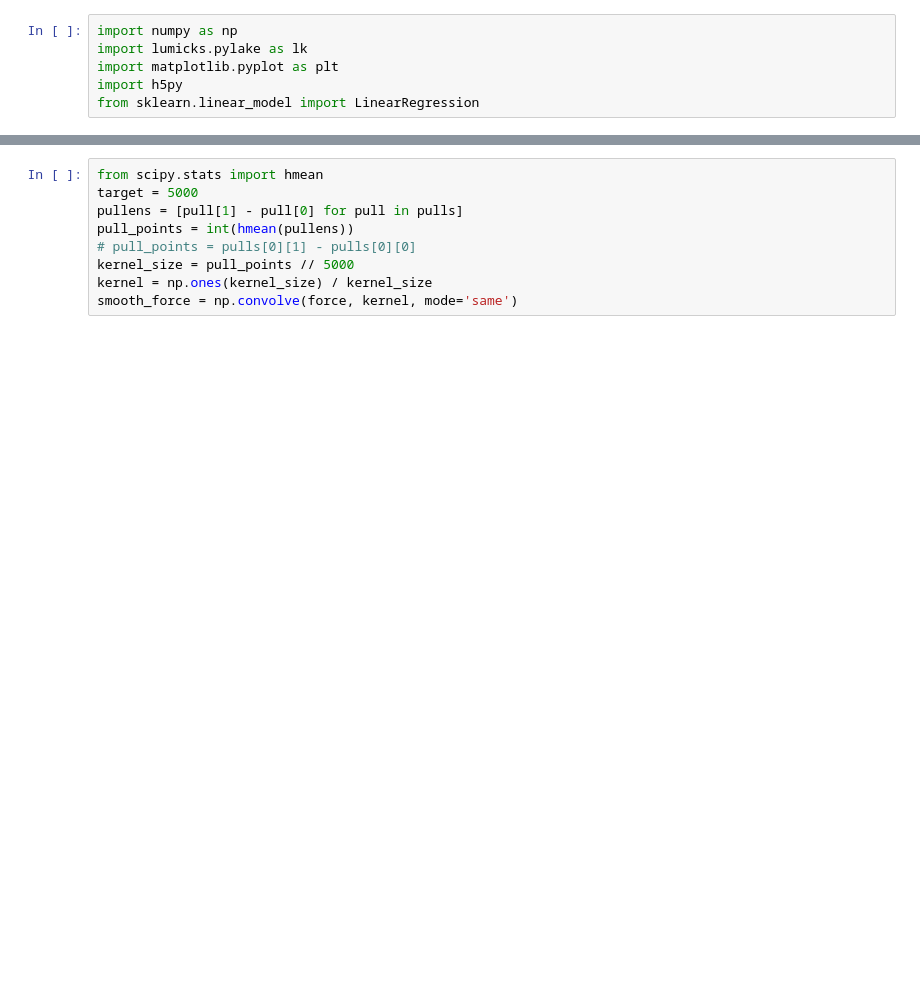
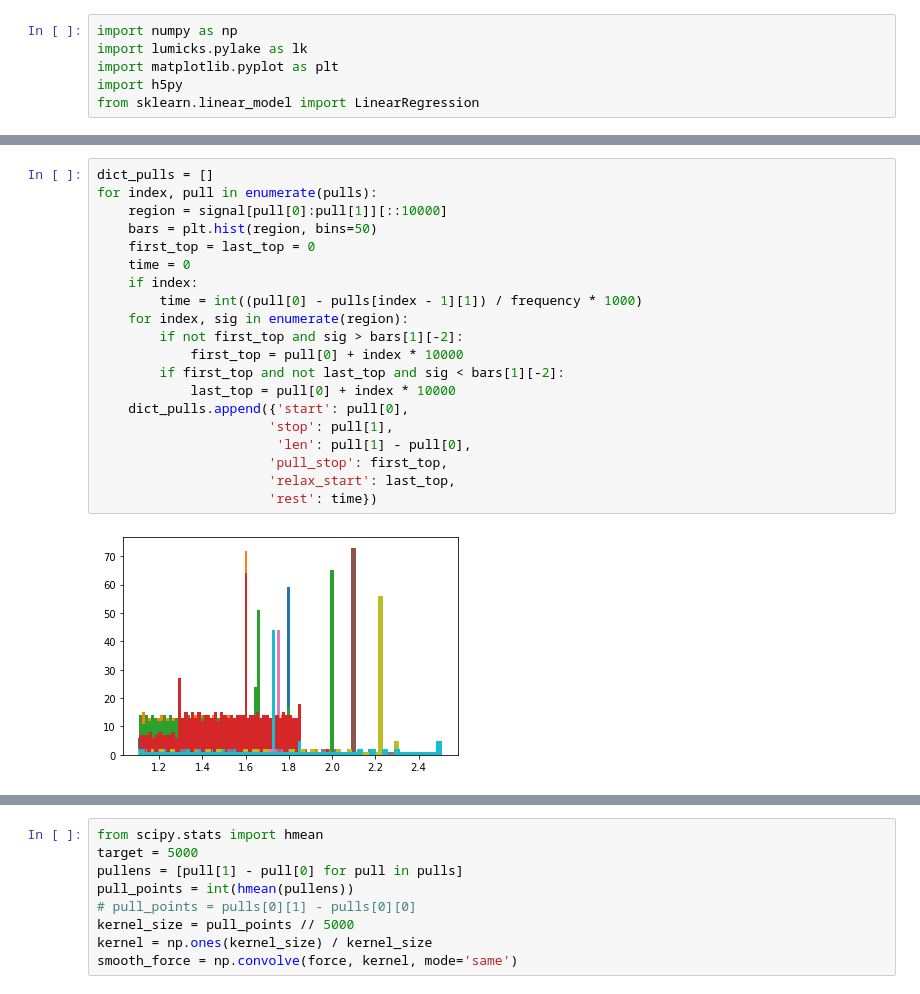
Before and after one commit to kaveeken/tweez-split, a Jupyter notebook: autobook.ipynb, the cells around one changed output, grey strips where cells are left out. Drawn from its saved outputs; the diff is of its cells as text; blank space fills up the shorter version.

```diff
--- a/autobook.ipynb
+++ b/autobook.ipynb
@@ -31 +62,23 @@ print(len(pulls))
+# %%
+dict_pulls = []
+for index, pull in enumerate(pulls):
+    region = signal[pull[0]:pull[1]][::10000]
+    bars = plt.hist(region, bins=50)
+    first_top = last_top = 0
+    time = 0
+    if index:
+        time = int((pull[0] - pulls[index - 1][1]) / frequency * 1000)
+    for index, sig in enumerate(region):
+        if not first_top and sig > bars[1][-2]:
+            first_top = pull[0] + index * 10000
+        if first_top and not last_top and sig < bars[1][-2]:
+            last_top = pull[0] + index * 10000
+    dict_pulls.append({'start': pull[0],
+                      'stop': pull[1],
+                       'len': pull[1] - pull[0],
+                      'pull_stop': first_top,
+                      'relax_start': last_top,
+                      'rest': time})
+# %% [output]
+[figure, added]
 # %%
```
Also changed, not shown: parts of 13 cells of this notebook, 2 other files.
